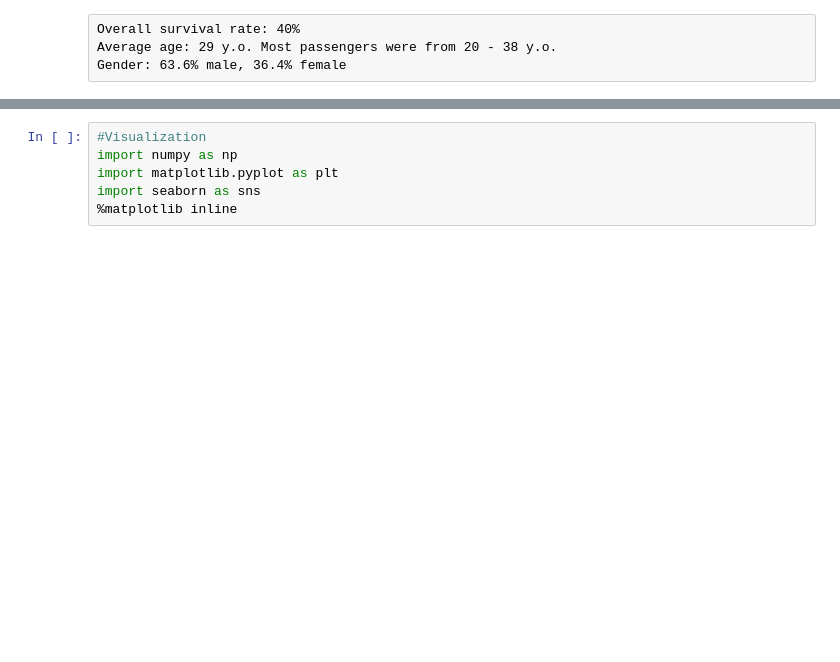
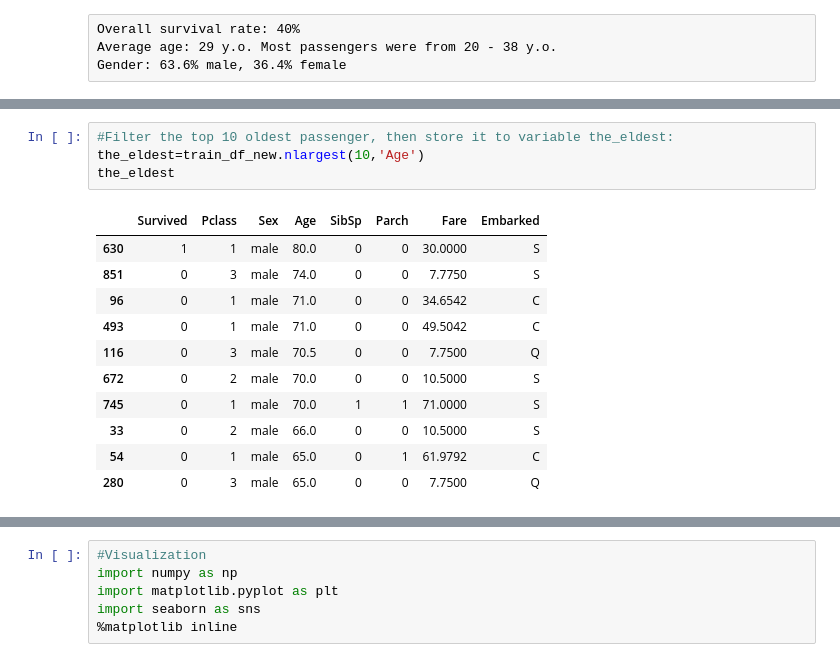
Before and after one commit to LeDuyAnh90/Titanic, a Jupyter notebook: Titanic.ipynb, the cells around one changed output, grey strips where cells are left out. Drawn from its saved outputs; the diff is of its cells as text; blank space fills up the shorter version.

```diff
--- a/Titanic.ipynb
+++ b/Titanic.ipynb
@@ -88,0 +100,16 @@ Gender: 63.6% male, 36.4% female
+# %%
+#Filter the top 10 oldest passenger, then store it to variable the_eldest:
+the_eldest=train_df_new.nlargest(10,'Age')
+the_eldest
+# %% [output]
+|  | Survived | Pclass | Sex | Age | SibSp | Parch | Fare | Embarked |
+| 630 | 1 | 1 | male | 80.0 | 0 | 0 | 30.0000 | S |
+| 851 | 0 | 3 | male | 74.0 | 0 | 0 | 7.7750 | S |
+| 96 | 0 | 1 | male | 71.0 | 0 | 0 | 34.6542 | C |
+| 493 | 0 | 1 | male | 71.0 | 0 | 0 | 49.5042 | C |
+| 116 | 0 | 3 | male | 70.5 | 0 | 0 | 7.7500 | Q |
+| 672 | 0 | 2 | male | 70.0 | 0 | 0 | 10.5000 | S |
+| 745 | 0 | 1 | male | 70.0 | 1 | 1 | 71.0000 | S |
+| 33 | 0 | 2 | male | 66.0 | 0 | 0 | 10.5000 | S |
+| 54 | 0 | 1 | male | 65.0 | 0 | 1 | 61.9792 | C |
+| 280 | 0 | 3 | male | 65.0 | 0 | 0 | 7.7500 | Q |
```
Also changed, not shown: parts of 7 cells of this notebook.
